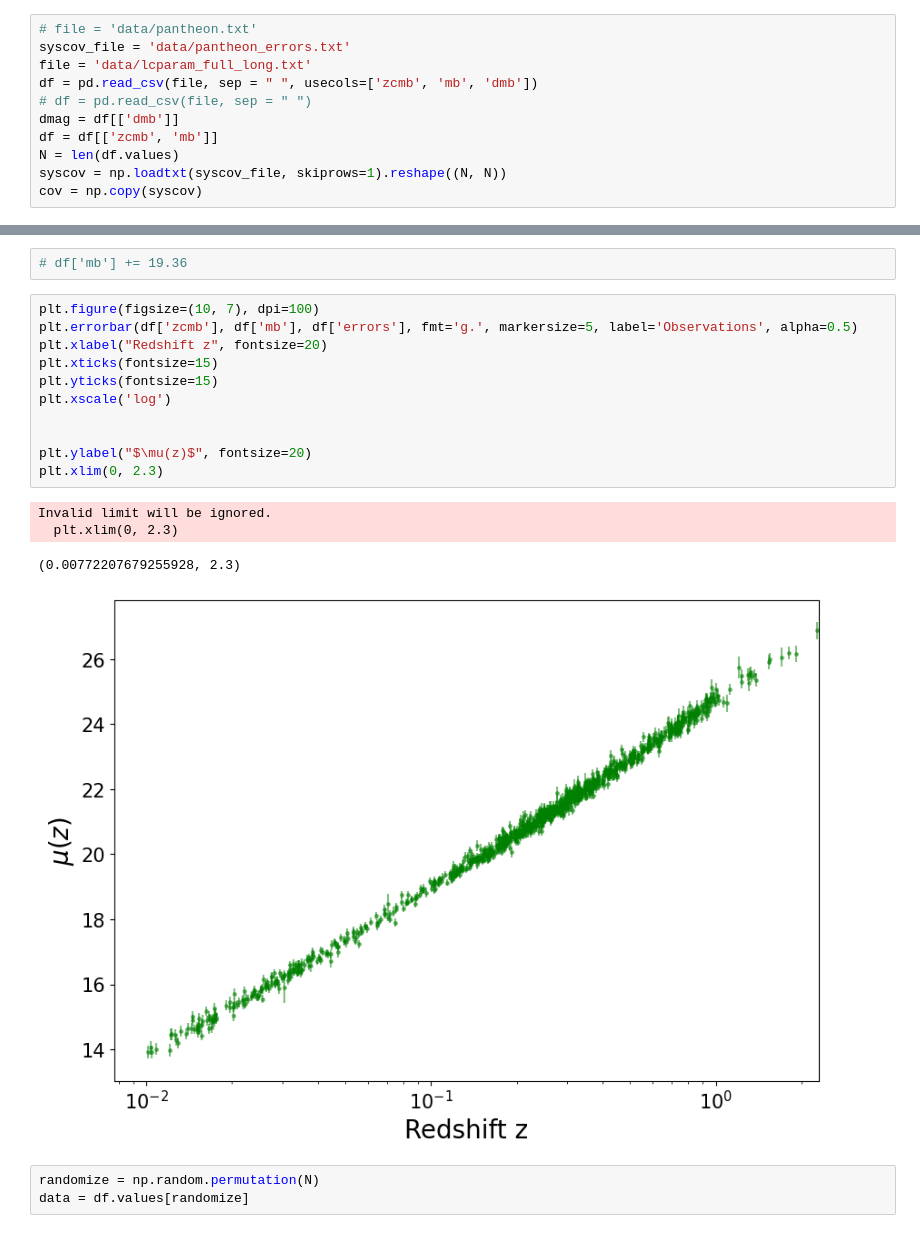
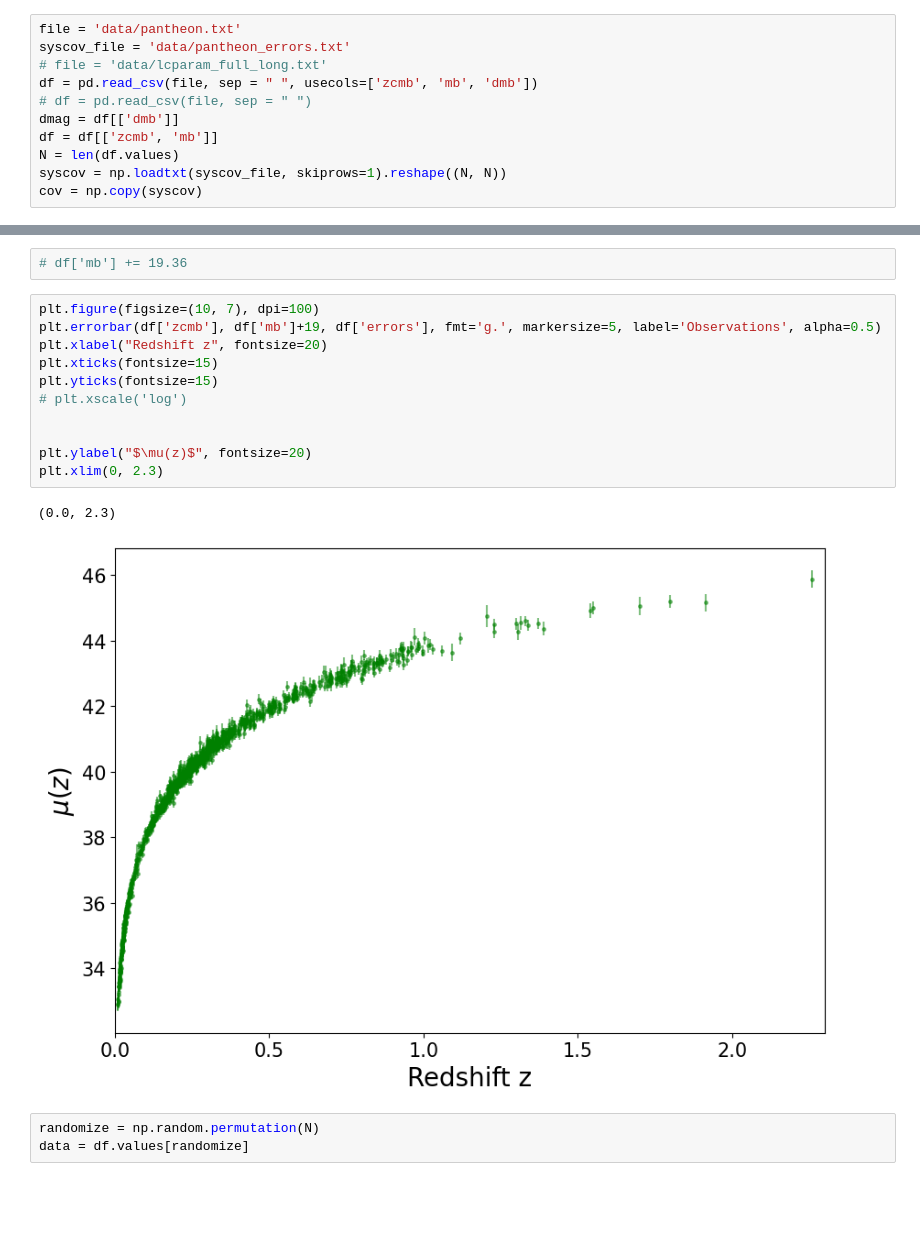
Before and after one commit to igomezv/SNIa_ML_regressions, a Jupyter notebook: ANN_Pantheon.ipynb, the cells around one changed output, grey strips where cells are left out. Drawn from its saved outputs; the diff is of its cells as text; blank space fills up the shorter version.

```diff
--- a/ANN_Pantheon.ipynb
+++ b/ANN_Pantheon.ipynb
@@ -28,7 +25,7 @@ from scipy.interpolate import interp1d
 # %%
-# file = 'data/pantheon.txt'
+file = 'data/pantheon.txt'
 syscov_file = 'data/pantheon_errors.txt'
-file = 'data/lcparam_full_long.txt'
+# file = 'data/lcparam_full_long.txt'
 df = pd.read_csv(file, sep = " ", usecols=['zcmb', 'mb', 'dmb'])
 # df = pd.read_csv(file, sep = " ")
 dmag = df[['dmb']]
@@ -86,20 +83,18 @@ df.describe()
 # df['mb'] += 19.36
 # %%
 plt.figure(figsize=(10, 7), dpi=100)
-plt.errorbar(df['zcmb'], df['mb'], df['errors'], fmt='g.', markersize=5, label='Observations', alpha=0.5)
+plt.errorbar(df['zcmb'], df['mb']+19, df['errors'], fmt='g.', markersize=5, label='Observations', alpha=0.5)
 plt.xlabel("Redshift z", fontsize=20)
 plt.xticks(fontsize=15)
 plt.yticks(fontsize=15)
-plt.xscale('log')
+# plt.xscale('log')
 
 
 plt.ylabel("$\mu(z)$", fontsize=20)
 plt.xlim(0, 2.3)
 # %% [output]
-Invalid limit will be ignored.
-  plt.xlim(0, 2.3)
+(0.0, 2.3)
-(0.00772207679255928, 2.3)
-[figure, old version]
+[figure, new version]
 # %%
 randomize = np.random.permutation(N)
 data = df.values[randomize]
```
Also changed, not shown: parts of 18 cells of this notebook.
